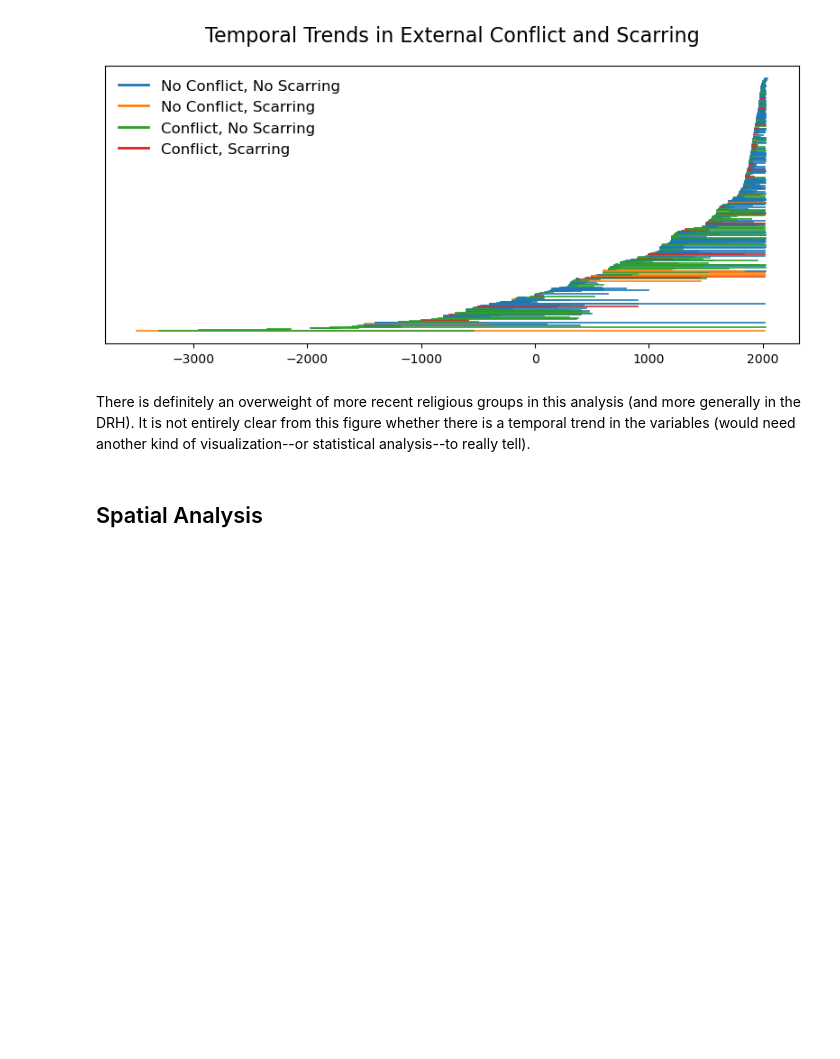
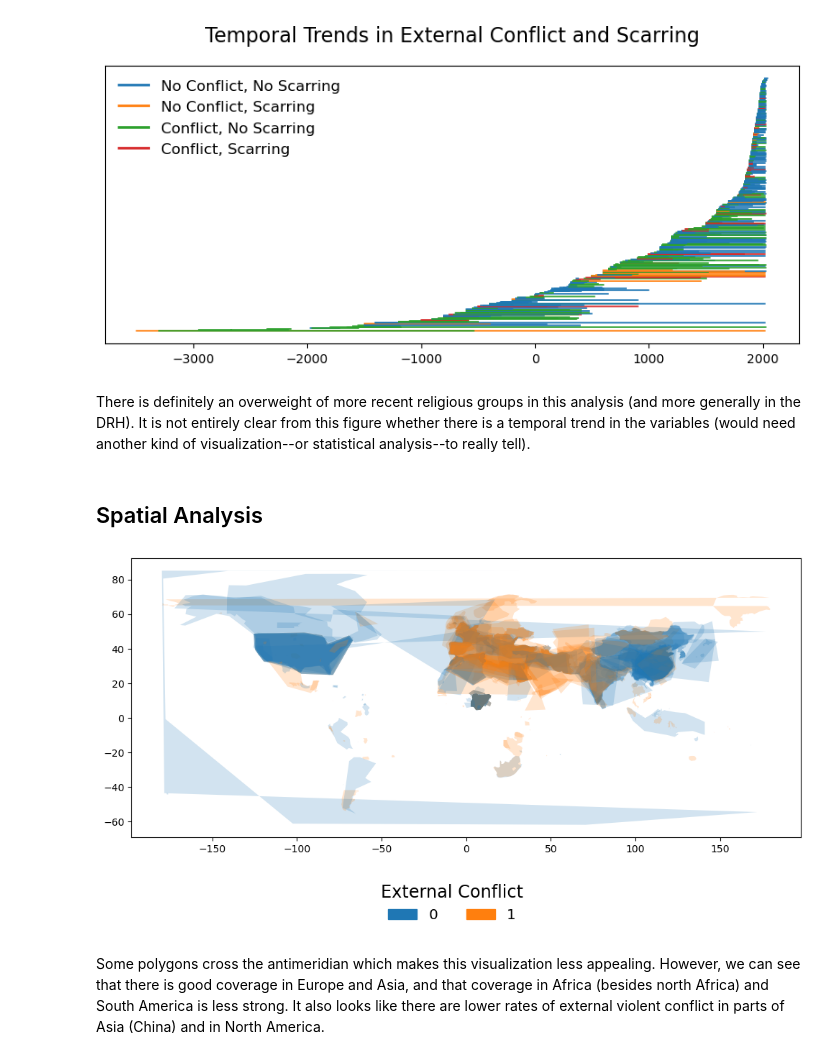
Before and after one commit to religionhistory/drhwrapper, a Jupyter notebook: drhwrapper/example_analysis.ipynb, the cells around one changed output. Cells and saved outputs as stored; diff of their text form; code cells hidden in the pictures; blank space fills up the shorter version.

```diff
--- a/drhwrapper/example_analysis.ipynb
+++ b/drhwrapper/example_analysis.ipynb
@@ -386,0 +388,33 @@ gdf = gpd.GeoDataFrame(external_conflict_spatial, geometry='geometry')
+# %%
+# we will want to exclude the global regions because they obstruct
+# calculate the area of the regions
+gdf = gdf.set_crs("EPSG:4326")
+gdf['area'] = gdf['geometry'].to_crs({'init': 'epsg:6933'}).map(lambda p: p.area / 10**6)
+gdf = gdf[gdf['area'] < 20000000] # world is around 510 million km²
+# %%
+import matplotlib.pyplot as plt
+from matplotlib.patches import Patch
+
+# Create a colormap for the unique poll names
+conflict_names = [0, 1]
+colors = plt.get_cmap('tab10')  # Correct colormap fetching
+color_dict = {name: colors(i) for i, name in enumerate(conflict_names)}
+
+# Create a figure and axes manually
+fig, ax = plt.subplots(figsize=(10, 5.5))
+
+# Plot the GeoDataFrame
+gdf.plot(ax=ax, color=[color_dict[name] for name in gdf['External Violent Conflict']], alpha=0.2)
+
+# Create a legend for the whole figure
+handles = [Patch(color=color_dict[name], label=name) for name in conflict_names]
+fig.legend(handles=handles, loc='lower center', bbox_to_anchor=(0.5, -0.1), ncol=len(conflict_names),
+           title='External Conflict', title_fontsize='xx-large', fontsize='x-large', frameon=False)
+
+# Display the plot
+plt.tight_layout()
+plt.show()
+# %% [output]
+[figure, added]
+# %% [markdown]
+Some polygons cross the antimeridian which makes this visualization less appealing. However, we can see that there is good coverage in Europe and Asia, and that coverage in Africa (besides north Africa) and South America is less strong. It also looks like there are lower rates of external violent conflict in parts of Asia (China) and in North America.
```
Also changed, not shown: parts of 3 cells of this notebook, 1 other file.
